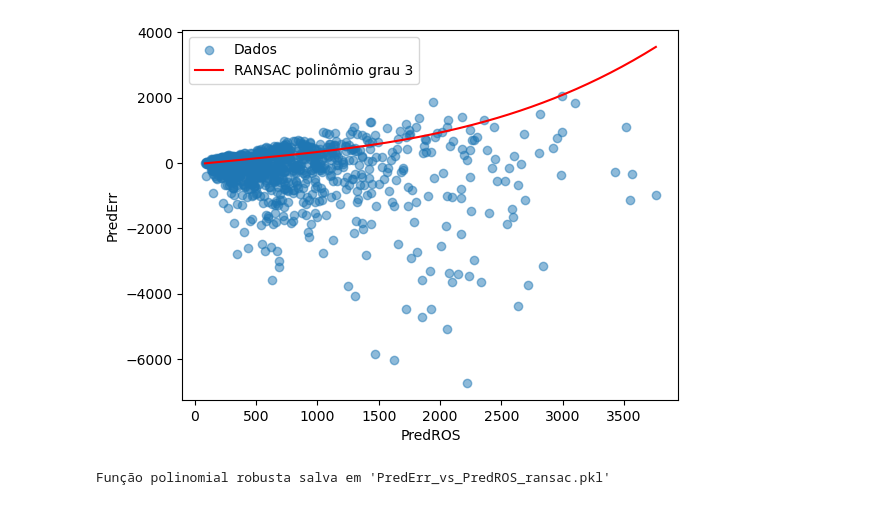
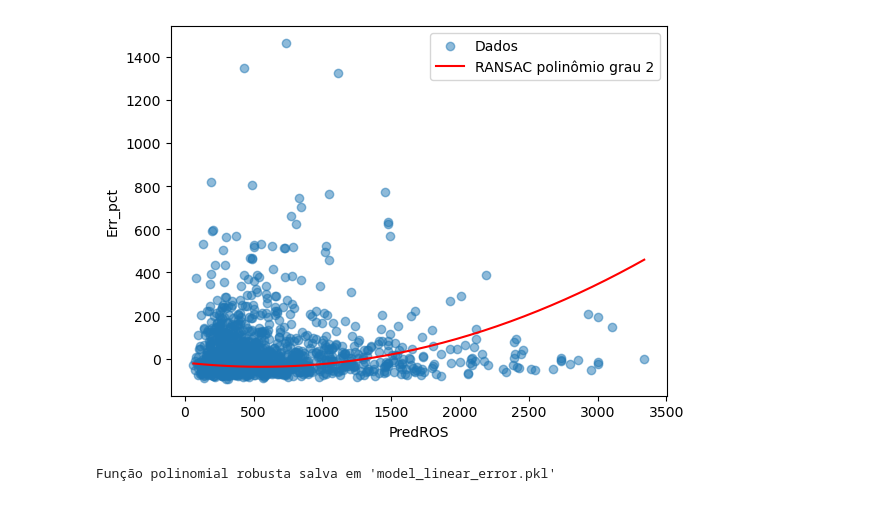
Before and after one commit to rafael-bork/FIRE-HACK-Project, a Jupyter notebook: Notebooks/4Models/Error_Function.ipynb, the cells around one changed output. Saved outputs shown, nothing was run; the diff lists cells and outputs as text; code cells hidden in the pictures.

Commit message:
updated models and created error functions

```diff
--- a/Notebooks/4Models/Error_Function.ipynb
+++ b/Notebooks/4Models/Error_Function.ipynb
@@ -4,46 +55,52 @@ import geopandas as gpd
 import geopandas as gpd
 import numpy as np
 import pickle
+import pandas as pd
 import matplotlib.pyplot as plt
 from sklearn.linear_model import LinearRegression, RANSACRegressor
 from sklearn.preprocessing import PolynomialFeatures
 from sklearn.pipeline import make_pipeline
 
 # Carregar shapefile
-df = gpd.read_file(r"..\..\Data\Processed\PT-FireSprd_v2.1\L2_FireBehavior\PT-FireProg_v2.1_L2_final_with_SHAP.shp")
+df = gpd.read_file(r"..\..\Data\Models\PT_FireProg_model_SHAP_Linear.csv")
 
 # Selecionar colunas e remover NaNs
-df_clean = df[['PredROS', 'PredErr']].dropna()
-X = df_clean['PredROS'].values.reshape(-1,1)
-y = df_clean['PredErr'].values
+df['PredROS_linear'] = pd.to_numeric(df['PredROS_linear'], errors='coerce')
+df['Err_pct'] = pd.to_numeric(df['Err_pct'], errors='coerce')
+
+df_clean = df[['PredROS_linear', 'Err_pct']].dropna()
+X = df_clean['PredROS_linear'].values.reshape(-1,1)
+y = df_clean['Err_pct'].values
+
+
 
 # Ajuste polinomial robusto (grau 3) usando RANSAC
-degree = 3
+degree = 2
 model = make_pipeline(
     PolynomialFeatures(degree),
     RANSACRegressor(estimator=LinearRegression())  # <--- alteração aqui
 )
 model.fit(X, y)
 
 # Função para prever PredErr a partir de PredROS
 def prederr_from_predros(x):
     x = np.array(x).reshape(-1,1)
     return model.predict(x)
 
 # Visualizar ajuste
 plt.scatter(X, y, alpha=0.5, label='Dados')
 x_line = np.linspace(X.min(), X.max(), 200)
 plt.plot(x_line, prederr_from_predros(x_line), color='red', label=f'RANSAC polinômio grau {degree}')
 plt.xlabel('PredROS')
-plt.ylabel('PredErr')
+plt.ylabel('Err_pct')
 plt.legend()
 plt.show()
 
 # Salvar função em pickle
-with open(r'..\..\Data\Models\PredErr_vs_PredROS_ransac.pkl', 'wb') as f:
+with open(r'..\..\Data\Models\model_linear_error.pkl', 'wb') as f:
     pickle.dump(prederr_from_predros, f)
 
-print("Função polinomial robusta salva em 'PredErr_vs_PredROS_ransac.pkl'")
+print("Função polinomial robusta salva em 'model_linear_error.pkl'")
 # %% [output]
-[figure, old version]
+[figure, new version]
-Função polinomial robusta salva em 'PredErr_vs_PredROS_ransac.pkl'
+Função polinomial robusta salva em 'model_linear_error.pkl'
```
Also changed, not shown: parts of 3 cells of this notebook, 25 other files.
